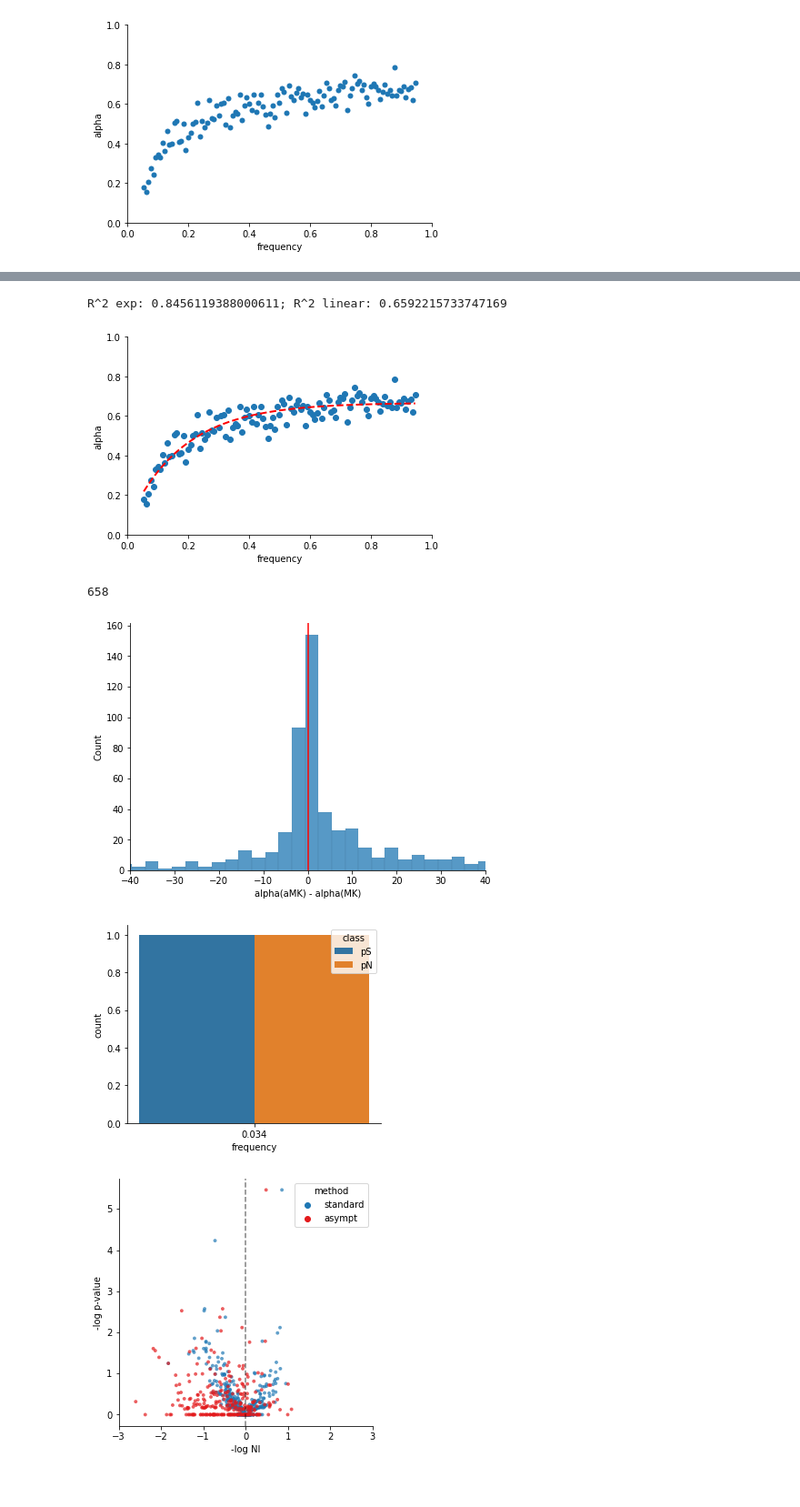
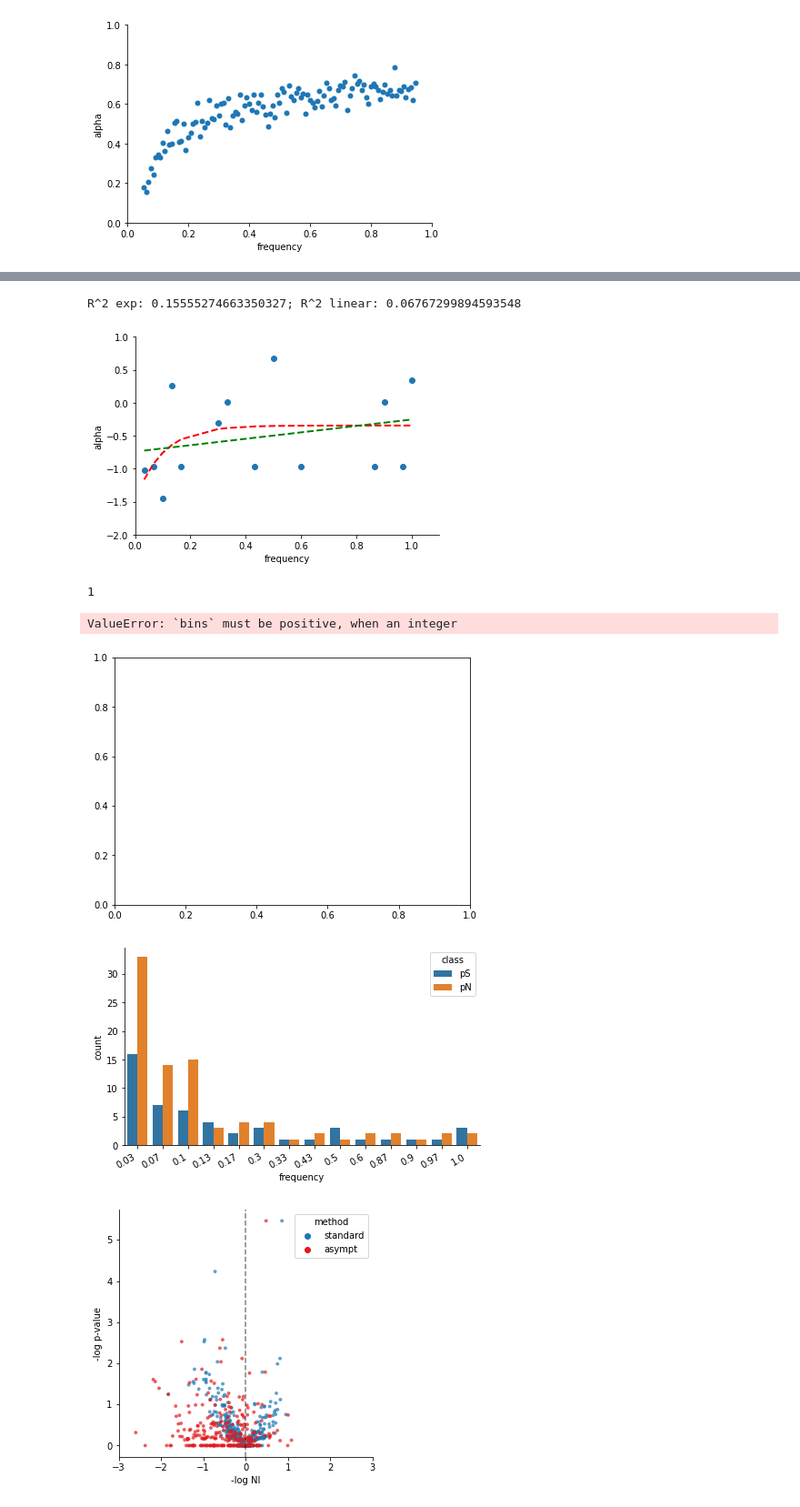
Before and after one commit to osipovarev/Brood_parasites_analysis, a Jupyter notebook: mk_extensions.ipynb, the cells around one changed output, grey strips where cells are left out. Shown at 91% size. Saved outputs shown, nothing was run; the diff lists cells and outputs as text; code cells hidden in the pictures.

```diff
--- a/mk_extensions.ipynb
+++ b/mk_extensions.ipynb
@@ -35,24 +35,3 @@ plt.ylabel('alpha')
 sns.despine(fig=None, ax=None, left=False, bottom=False, offset=None, trim=False)
 # %% [output]
 [figure]
-# %%
-pN = '0.017,0.048,0.016,0.016,0.016,0.435,0.113,0.032,0.403,0.016,0.5,0.645,0.016,0.016,0.032,0.016,0.065,0.081,0.016,0.435,0.048,0.097,0.355,0.016,0.613,0.613,0.017,0.016,0.016,0.032'
-pS = '0.177,0.016,0.081,0.145,0.145,0.016,0.968,0.016,0.032,0.016,0.065,0.016,0.016,0.129,0.016,0.081,0.016,0.081,0.016,0.161'
-
-pN = '0.016,0.016,0.371,0.032,0.129,0.016,0.113,0.183,0.354,0.032,0.032,0.339,0.323,0.355,0.367,0.383,0.35,0.31,0.31,0.259,0.233,0.468,0.484,0.484,0.484,0.016,0.048,0.29,0.419,0.435,0.13,0.121,0.016,0.065,0.065,0.065,0.065,0.065,0.016,0.016,0.016,0.016,0.258,0.194,0.016,0.033,0.033,0.097,0.113,0.032,0.097,0.1,0.19,0.19,0.19,0.167,0.016,0.694'
-pS = '0.452,0.452,0.452,0.145,0.129,0.113,0.129,0.145,0.145,0.032,0.016,0.016,0.048,0.065,0.097,0.177,0.183,0.2,0.194,0.048,0.333,0.333,0.259,0.21,0.35,0.339,0.339,0.355,0.355,0.35,0.35,0.35,0.069,0.283,0.484,0.484,0.468,0.468,0.032,0.452,0.355,0.355,0.355,0.355,0.355,0.129,0.35,0.323,0.226,0.032,0.032,0.032,0.048,0.048,0.29,0.29,0.403,0.435,0.435,0.107,0.103,0.083,0.083,0.083,0.033,0.065,0.065,0.065,0.065,0.065,0.032,0.032,0.032,0.016,0.016,0.016,0.226,0.306,0.306,0.306,0.048,0.21,0.258,0.258,0.258,0.194,0.161,0.161,0.05,0.033,0.033,0.033,0.097,0.097,0.097,0.339,0.339,0.339,0.016,0.032,0.032,0.032,0.032,0.032,0.032,0.048,0.097,0.097,0.097,0.097,0.097,0.097,0.097,0.097,0.103,0.1,0.083,0.05,0.034,0.034,0.19,0.19,0.19,0.19,0.167,0.167,0.167,0.15,0.032,0.016,0.016,0.016,0.016'
-
-pN_list = [float(i) for i in pN.split(',')]
-pS_list = [float(i) for i in pS.split(',')]
-
-# W = 1 / len(l) * 5
-hist_pN, bin_edges_pN = np.histogram(pN_list, bins=5)
-hist_pS, bin_edges_pS = np.histogram(pS_list, bins=5)
-print(hist_pN)
-print(bin_edges_pN)
-print(hist_pS)
-print(bin_edges_pS)
-
-sns.histplot(pN_list, binwidth=0.1, color='red', alpha=0.5)
-sns.histplot(pS_list, binwidth=0.1, color='blue', alpha=0.5)
-sns.despine(fig=None, ax=None, left=False, bottom=False, offset=None, trim=False)
@@ -71,7 +44,7 @@ def split_into_bins(l, bins):
     bin_counts = [digitized.tolist().count(i) for i in range(1, len(bins))]
     return bin_counts
 # %%
-def make_sfs(pN_list, pS_list, min_x=0, max_x=1, nbin=30):
+def make_sfs(pN_list, pS_list, nbin, min_x=0, max_x=1):
 
     ## Takes two lists of pN and pS and converts them to a SFS dict:
     ## frequency: (pN count, pS count)
@@ -159,4 +128,11 @@ y = df['alpha']
 # %%
+# Haller & Messer 2017:  αfit(x) = -0.6*exp(−3.8x) + 0.6
+# x = df['x']
+# y = df['alpha']
+x = freqs
+y = alpha
+
+
 popt_exp, pcov_exp = curve_fit(exponential_fit, x, y, p0=[-1,-1,1], maxfev=5000)
 y_exp_fit = exponential_fit(np.array(x), *popt_exp)
 
@@ -166,9 +142,9 @@ y_lin_fit = linear_fit(np.array(x), *popt_lin)
 fig, axes = plt.subplots(figsize=(6, 4))
 plt.scatter(x, y)
 plt.plot(x, y_exp_fit, '--', linewidth=2, color='red')
-# plt.plot(x, y_lin_fit)
-plt.xlim(0, 1)
-plt.ylim(0, 1)
+plt.plot(x, y_lin_fit, '--', linewidth=2, color='green')
+plt.xlim(0, 1.1)
+plt.ylim(-2, 1)
 plt.xlabel('frequency')
 plt.ylabel('alpha')
 sns.despine(fig=None, ax=None, left=False, bottom=False, offset=None, trim=False)
@@ -182,8 +158,8 @@ rr_lin = 1 - (ss_residual_lin / ss_total)
 
 print("R^2 exp: {}; R^2 linear: {}".format(rr_exp, rr_lin))
 # %% [output]
-R^2 exp: 0.8456119388000611; R^2 linear: 0.6592215733747169
+R^2 exp: 0.15555274663350327; R^2 linear: 0.06767299894593548
-[figure, old version]
+[figure, new version]
 # %%
 ## Test get_af_from_vcf.py - exclude later!
 dir_path = '/Users/osipova/Documents/LabDocs/Brood_parasites_analysis/Extensions_MKT/'
@@ -250,11 +226,13 @@ with open(file_name, 'r') as inf:
                 mk_dict[gene]['standard_alpha'] = 1 - float(ni)
 #             mk_dict[gene] = (t, af_nonsyn, af_syn, dN, dS, pval, standard_alpha)
 # %%
+N_samples = 31
 i = 0
 delta_list = []
 
 with open('aMKT.alpha.tsv', 'w') as ouf:
 #     for g in mk_dict:
+    for g in ['SYNE2']:
         d = mk_dict[g]['dN']
         d0 = mk_dict[g]['dS']
         pN_list = [float(i) for i in mk_dict[g]['af_nonsyn'].split(',')]
@@ -262,7 +240,7 @@ with open('aMKT.alpha.tsv', 'w') as ouf:
         standard_alpha = mk_dict[g]['standard_alpha']
 
         if (d > 0) and (standard_alpha != 'NaN'):
-            freq_dict = make_sfs(pN_list, pS_list)
+            freq_dict = make_sfs(pN_list, pS_list, N_samples)
             alpha = claculate_alpha_x(d, d0, freq_dict)
             if len(alpha) > 1:
                 asympt_alpha = linear_fit_alpha(alpha, freq_dict)
@@ -285,20 +263,23 @@ axes.set_xlim(-40, 40)
 plt.xlabel('alpha(aMK) - alpha(MK)')
 sns.despine(fig=None, ax=None, left=False, bottom=False, offset=None, trim=False)
 # %% [output]
-658
+1
+ValueError: `bins` must be positive, when an integer
-[figure, old version]
+[figure, new version]
 # %%
 df_g = pd.DataFrame(zip(list(freq_dict.keys()) * 2,
                         [i[1] for i in freq_dict.values()] + [i[0] for i in freq_dict.values()],
                         ['pS']*len(freq_dict) + ['pN']*len(freq_dict)),
                     columns = ['freq', 'count', 'class'])
 
-fig, axes = plt.subplots(figsize=(5, 4))
+fig, axes = plt.subplots(figsize=(7, 4))
 sns.barplot(data=df_g, x='freq', y='count', hue='class')
+f_lables = [round(i, 2) for i in df_g['freq']]
+axes.set_xticklabels(f_lables , rotation=30, ha='right')
 plt.xlabel('frequency')
 sns.despine(fig=None, ax=None, left=False, bottom=False, offset=None, trim=False)
 # %% [output]
-[figure, old version]
+[figure, new version]
 # %%
 db = 'indInd'
 dir_path = '/Users/osipova/Documents/LabDocs/Brood_parasites_analysis/'
```
Also changed, not shown: parts of 4 cells of this notebook.
